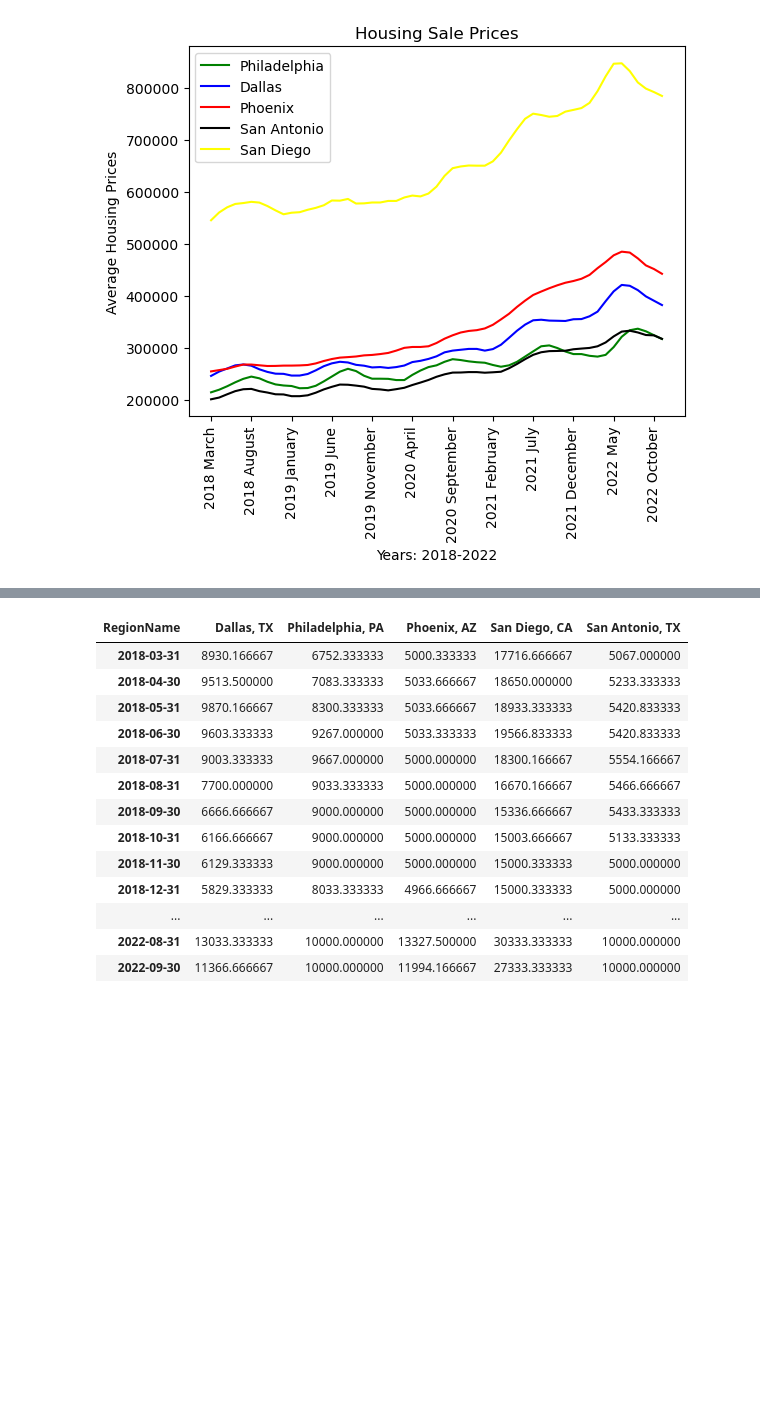
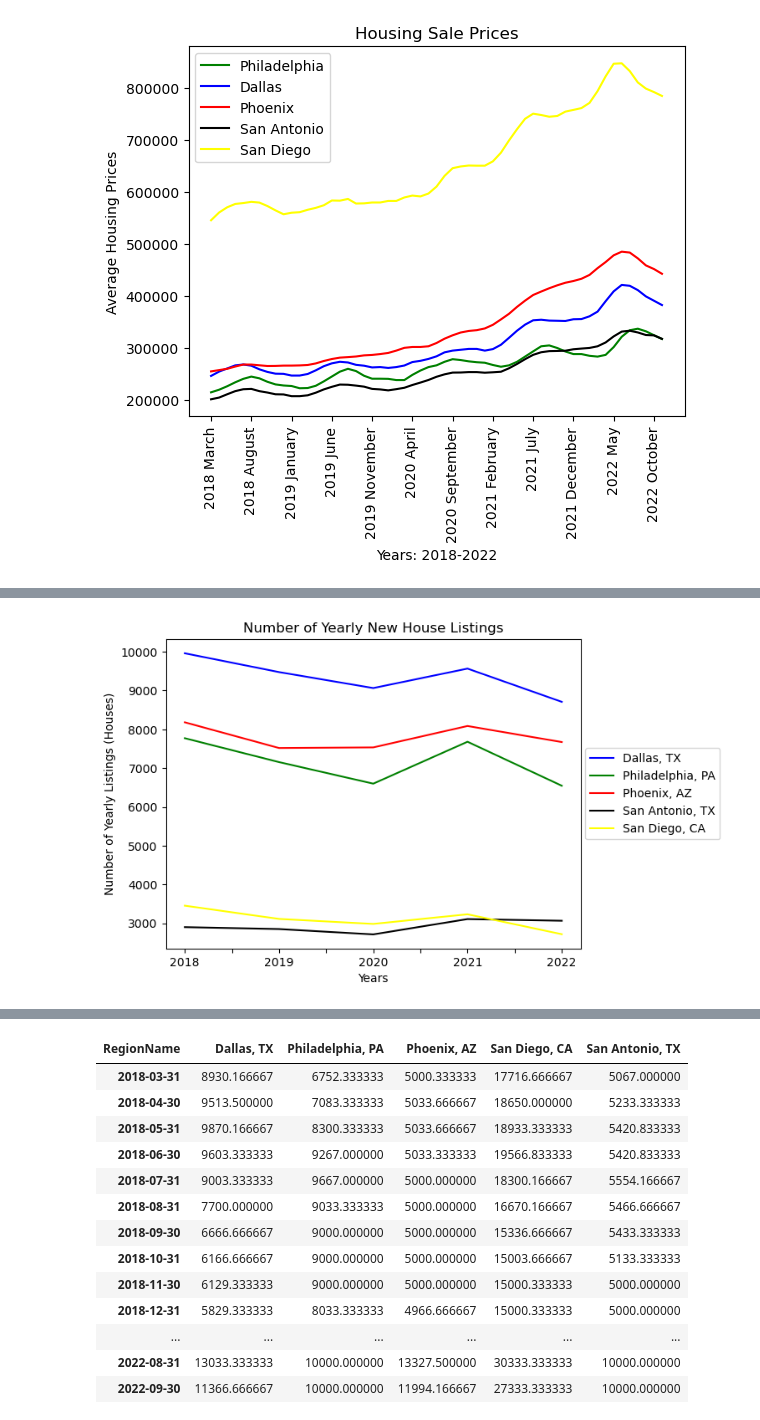
Before and after one commit to JoseMelvin-Calleja/Group-4-Project-1, a Jupyter notebook: Combined Notebook.ipynb, the cells around one changed output, grey strips where cells are left out. Drawn from its saved outputs; the diff is of its cells as text; code cells hidden in the pictures; blank space fills up the shorter version.

Commit message:
adding final combined notebook

```diff
--- a/Combined Notebook.ipynb
+++ b/Combined Notebook.ipynb
@@ -949,0 +1038,28 @@ plt.legend()
+# %%
+#Group the rows by yearly average
+yearly_average_2022 = pd.DataFrame({
+                   'Dallas, TX': [6990,	6728, 7607, 8689, 10001, 11389, 11771, 11099, 9590, 8160, 6999, 5485],
+                   'Philadelphia, PA': [4895, 4833, 6105, 7402, 8267, 8649, 8213, 7608, 6704, 6159, 5429, 4288],
+                   'Phoenix, AZ': [6492, 6517, 7444, 8174, 9044, 9740, 9821, 9202, 8070, 7009, 5917, 4644],
+                   'San Antonio, TX': [2368, 2292, 2663, 3079, 3532, 3861, 3984, 3878, 3460, 3020, 2556, 2078],
+                   'San Diego, CA': [2183, 2265, 2807, 3153, 3432, 3579, 3475, 3183, 2717, 2323, 1974, 1522]
+                   })
+
+# Add up all the values in each coloumn
+combined_rows = yearly_average_2022.sum()
+
+# Calculate the average of the combined values in each column
+mean = combined_rows/len(yearly_average_2022)
+
+# Round the results to the nearest whole number and create Yearly DataFrame variable
+yearly_average_2022_df = mean.astype(int)
+# %%
+combined_yearly_average_df = pd.DataFrame({
+    '2018': yearly_average_2018_df,
+    '2019': yearly_average_2019_df,
+    '2020': yearly_average_2020_df,
+    '2021': yearly_average_2021_df,
+    '2022': yearly_average_2022_df
+})
+
+combined_yearly_average_df
@@ -949,0 +1073,10 @@ plt.legend()
+# %%
+# Plot the Results
+combined_yearly_average_df.T.plot(kind='line', color=['blue', 'green', 'red', 'black', 'yellow'], label='Dallas, TX')
+plt.xlabel('Years')
+plt.ylabel('Number of Yearly Listings (Houses)')
+plt.title('Number of Yearly New House Listings')
+plt.legend(loc='center right', bbox_to_anchor=(1.35, 0.5))
+plt.show()
+# %% [output]
+[figure, added]
```
Also changed, not shown: parts of 95 cells of this notebook, 4 other files.
